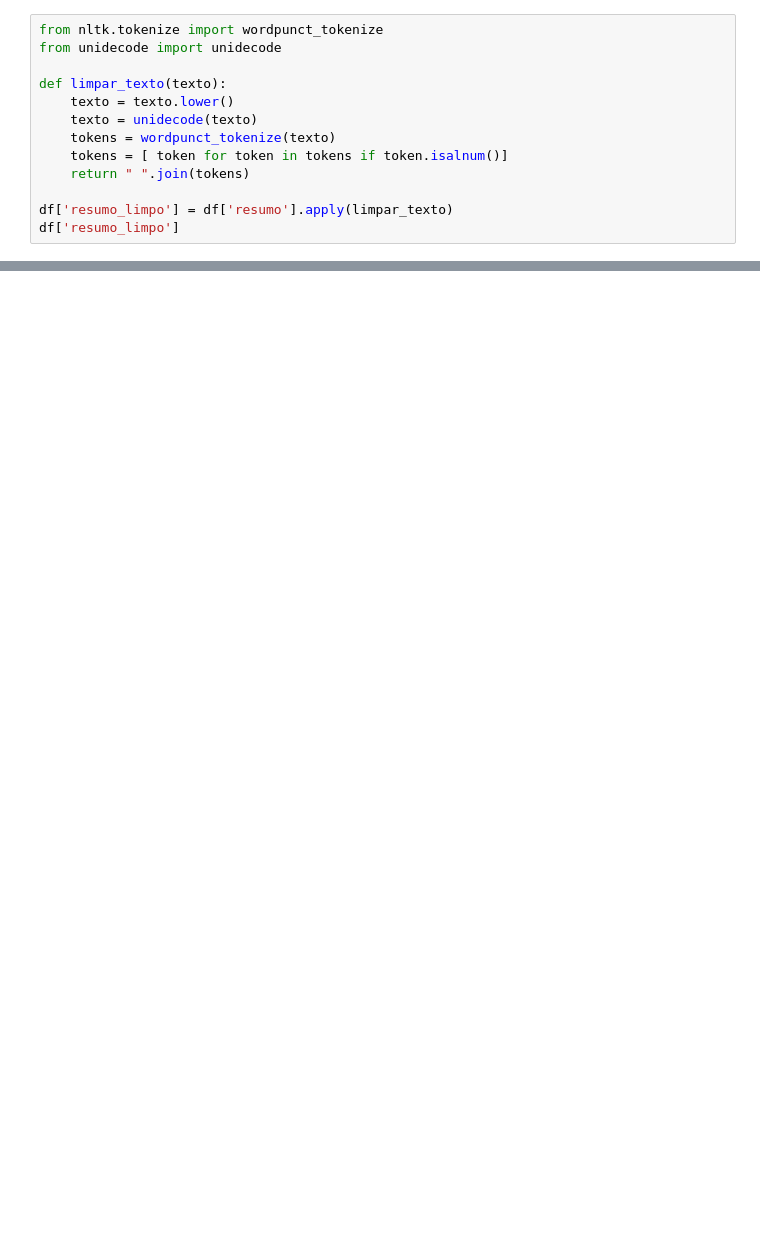
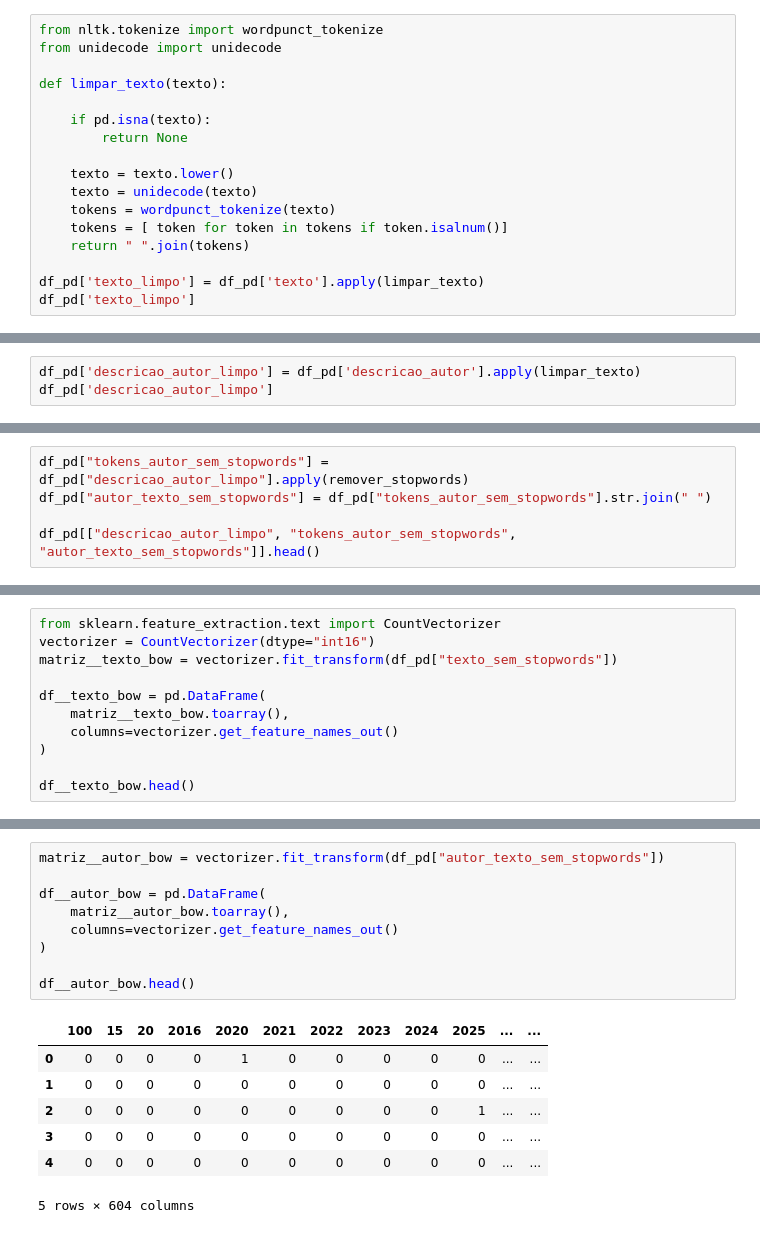
Before and after one commit to gverotti/perspectiva-dados, a Jupyter notebook: 20260414_pln/20260414_PLN.ipynb, the cells around one changed output, grey strips where cells are left out. Cells and saved outputs as stored; diff of their text form; blank space fills up the shorter version.

```diff
--- a/20260414_pln/20260414_PLN.ipynb
+++ b/20260414_pln/20260414_PLN.ipynb
@@ -27,12 +24,16 @@ from nltk.tokenize import wordpunct_tokenize
 from unidecode import unidecode
 
 def limpar_texto(texto):
+
+    if pd.isna(texto):
+        return None
+
     texto = texto.lower()
     texto = unidecode(texto)
     tokens = wordpunct_tokenize(texto)
     tokens = [ token for token in tokens if token.isalnum()]
     return " ".join(tokens)
 
-df['resumo_limpo'] = df['resumo'].apply(limpar_texto)
-df['resumo_limpo']
+df_pd['texto_limpo'] = df_pd['texto'].apply(limpar_texto)
+df_pd['texto_limpo']
 # %% [output]
@@ -39,0 +52,3 @@ AttributeError: 'float' object has no attribute 'lower'
+# %%
+df_pd['descricao_autor_limpo'] = df_pd['descricao_autor'].apply(limpar_texto)
+df_pd['descricao_autor_limpo']
@@ -39,0 +104,5 @@ AttributeError: 'float' object has no attribute 'lower'
+# %%
+df_pd["tokens_autor_sem_stopwords"] = df_pd["descricao_autor_limpo"].apply(remover_stopwords)
+df_pd["autor_texto_sem_stopwords"] = df_pd["tokens_autor_sem_stopwords"].str.join(" ")
+
+df_pd[["descricao_autor_limpo", "tokens_autor_sem_stopwords", "autor_texto_sem_stopwords"]].head()
@@ -39,0 +118,11 @@ AttributeError: 'float' object has no attribute 'lower'
+# %%
+from sklearn.feature_extraction.text import CountVectorizer
+vectorizer = CountVectorizer(dtype="int16")
+matriz__texto_bow = vectorizer.fit_transform(df_pd["texto_sem_stopwords"])
+
+df__texto_bow = pd.DataFrame(
+    matriz__texto_bow.toarray(),
+    columns=vectorizer.get_feature_names_out()
+)
+
+df__texto_bow.head()
@@ -39,0 +137,17 @@ AttributeError: 'float' object has no attribute 'lower'
+# %%
+matriz__autor_bow = vectorizer.fit_transform(df_pd["autor_texto_sem_stopwords"])
+
+df__autor_bow = pd.DataFrame(
+    matriz__autor_bow.toarray(),
+    columns=vectorizer.get_feature_names_out()
+)
+
+df__autor_bow.head()
+# %% [output]
+|  | 100 | 15 | 20 | 2016 | 2020 | 2021 | 2022 | 2023 | 2024 | 2025 | ... | ... |
+| 0 | 0 | 0 | 0 | 0 | 1 | 0 | 0 | 0 | 0 | 0 | ... | ... |
+| 1 | 0 | 0 | 0 | 0 | 0 | 0 | 0 | 0 | 0 | 0 | ... | ... |
+| 2 | 0 | 0 | 0 | 0 | 0 | 0 | 0 | 0 | 0 | 1 | ... | ... |
+| 3 | 0 | 0 | 0 | 0 | 0 | 0 | 0 | 0 | 0 | 0 | ... | ... |
+| 4 | 0 | 0 | 0 | 0 | 0 | 0 | 0 | 0 | 0 | 0 | ... | ... |
+5 rows × 604 columns
```
Also changed, not shown: parts of 17 cells of this notebook.
